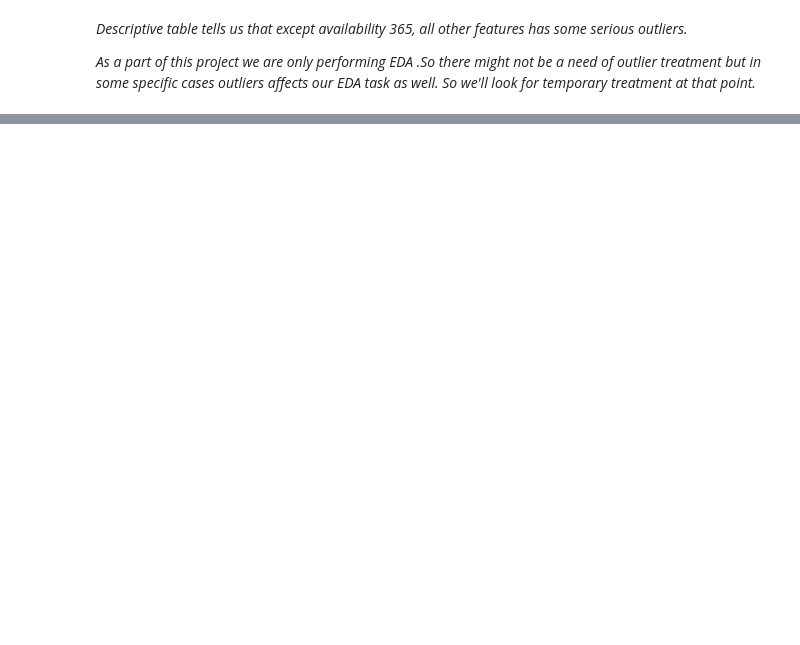
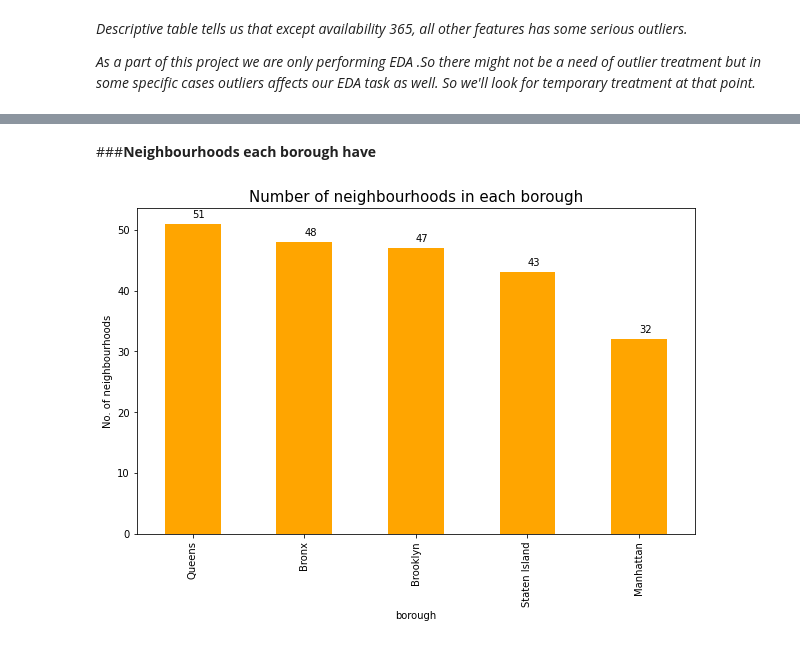
Before and after one commit to kiranmahara9600/AirbnbNYC_2019_Analysis, a Jupyter notebook: Airbnb_Bookings_Analysis.ipynb, the cells around one changed output, grey strips where cells are left out. Drawn from its saved outputs; the diff is of its cells as text; code cells hidden in the pictures; blank space fills up the shorter version.

```diff
--- a/Airbnb_Bookings_Analysis.ipynb
+++ b/Airbnb_Bookings_Analysis.ipynb
@@ -215,0 +355,14 @@ airbnbNY_data.drop(['id','host_id','latitude','longitude'], axis =1).describe()
+# %% [markdown]
+###**Neighbourhoods each borough have**
+# %%
+#----------------------Block 17----------------------------------
+
+fig = plt.figure(figsize=(10,6))  #defining figure
+ngbrhood = airbnbNY_data.groupby('borough')['neighbourhood'].nunique().sort_values(ascending=False)  #number of unique neighbourhoods in each borough
+ngbrhood.plot.bar(color='orange')  #bar plot representing no. of neighbourhoods in each borough
+plt.ylabel('No. of neighbourhoods')
+plt.title('Number of neighbourhoods in each borough',fontsize=15)
+for ind, val in enumerate(ngbrhood):
+  plt.text(x = ind, y =val+1, s = str(val))  #to get text over bars
+# %% [output]
+[figure, added]
```
Also changed, not shown: parts of 32 cells of this notebook.
